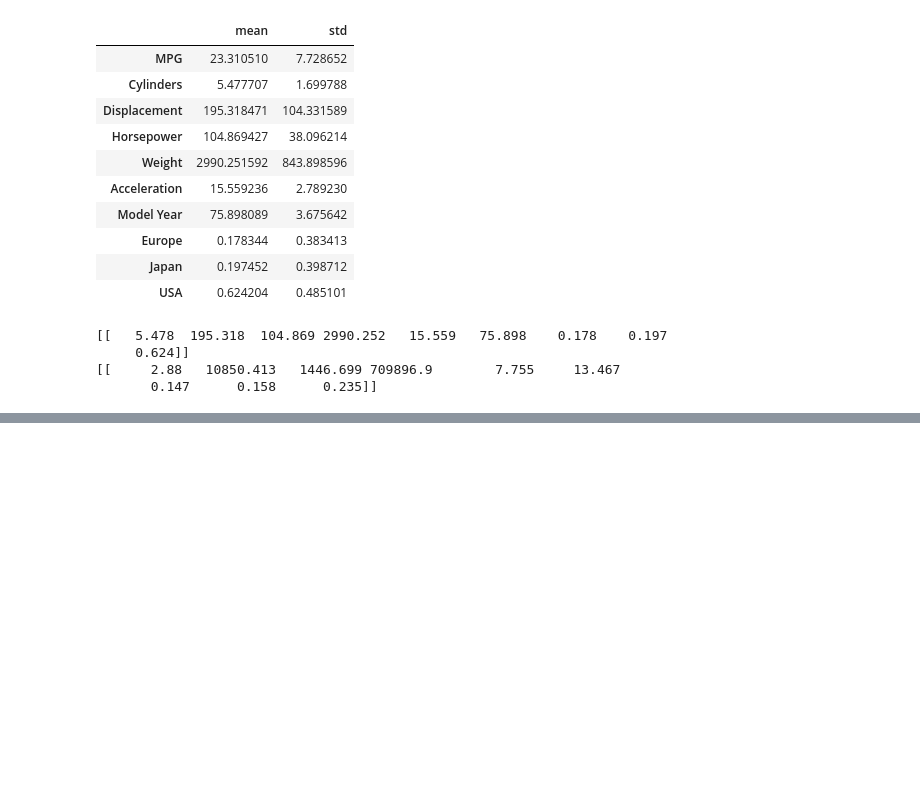
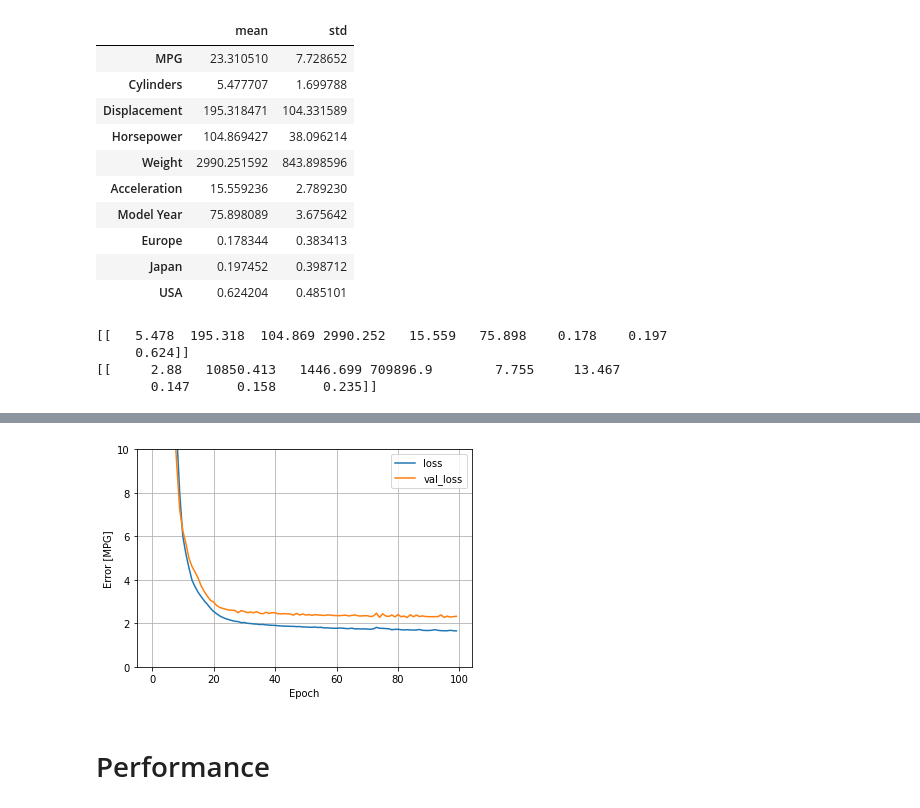
Before and after one commit to ftk1000/py_lessons, a Jupyter notebook: regr_fuel_efficiency.ipynb, the cells around one changed output, grey strips where cells are left out. Saved outputs shown, nothing was run; the diff lists cells and outputs as text; code cells hidden in the pictures; blank space fills up the shorter version.

```diff
--- a/regr_fuel_efficiency.ipynb
+++ b/regr_fuel_efficiency.ipynb
@@ -190,0 +317,20 @@ array([-1.414, -0.707,  0.   ], dtype=float32)
+# %%
+def build_and_compile_model(norm):
+  model = keras.Sequential([
+      norm,
+      layers.Dense(64, activation='relu'),
+      layers.Dense(64, activation='relu'),
+      layers.Dense(1)
+  ])
+
+  model.compile(loss='mean_absolute_error',
+                optimizer=tf.keras.optimizers.Adam(0.001))
+  return model
+
+
+
+normalizer = tf.keras.layers.Normalization(axis=-1)
+normalizer.adapt(np.array(train_features))
+
+dnn_model = build_and_compile_model(normalizer)
+dnn_model.summary()
@@ -190,0 +356,10 @@ array([-1.414, -0.707,  0.   ], dtype=float32)
+# %%
+%%time
+history = dnn_model.fit(
+    train_features,
+    train_labels,
+    validation_split=0.2,
+    verbose=0, epochs=100)
+
+plot_loss(history)
+# %% [output]
@@ -190,0 +368,3 @@ array([-1.414, -0.707,  0.   ], dtype=float32)
+[figure, added]
+# %% [markdown]
+# Performance
```
Also changed, not shown: parts of 20 cells of this notebook.
